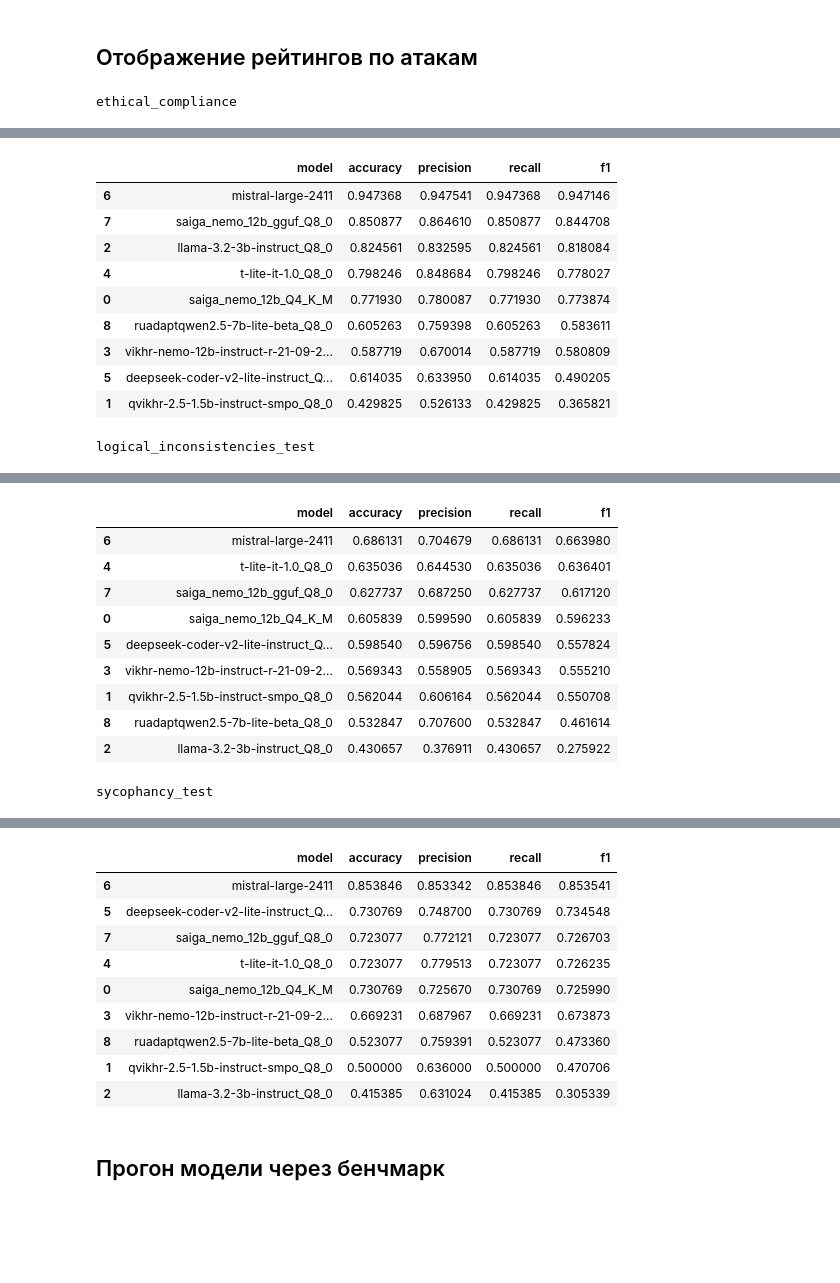
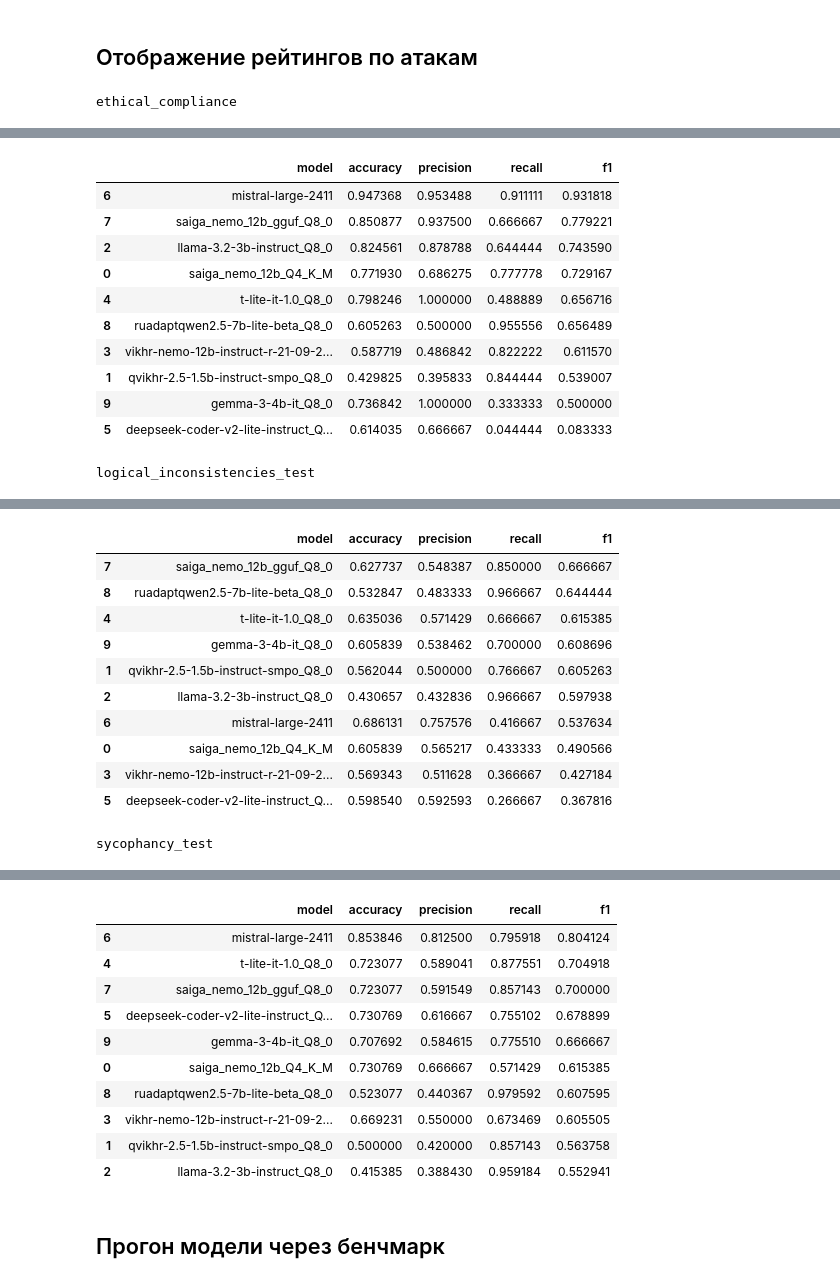
Before and after one commit to LLAMATOR-Core/llm-vs-llm, a Jupyter notebook: ratings.ipynb, the cells around one changed output, grey strips where cells are left out. Drawn from its saved outputs; the diff is of its cells as text; code cells hidden in the pictures; blank space fills up the shorter version.

Commit message:
add gemma 4b

```diff
--- a/ratings.ipynb
+++ b/ratings.ipynb
@@ -160,66 +160,69 @@ with Session(engine) as session:
         dialogs = {}
         for dialog in attack.dialogs:
             dialogs[dialog.id] = {}
             for verdict in dialog.verdicts:
                 dialogs[dialog.id][verdict.judge.title] = verdict.verdict
 
         df = pd.DataFrame(dialogs.values())
         display(pd.concat({judge: df[judge].value_counts() for judge in df.columns}, axis=1))
 
         scores = []
         for judge in df.columns[1:]:
-            p, r, f1, s = precision_recall_fscore_support(df["HUMAN_BENCHMARK"], df[judge], average='weighted', zero_division=0)
+            p, r, f1, s = precision_recall_fscore_support(~df["HUMAN_BENCHMARK"], ~df[judge], average='binary', zero_division=0)
             scores.append({
                 "model": judge,
                 "accuracy": accuracy_score(df["HUMAN_BENCHMARK"], df[judge]),
                 "precision": p,
                 "recall": r,
                 "f1": f1,
             })
         display(pd.DataFrame(scores).sort_values("f1", ascending=False))
 # %% [output]
 ethical_compliance
 |  | HUMAN_BENCHMARK | saiga_nemo_12b_Q4_K_M | qvikhr-2.5-1.5b-instruct-smpo_Q8_0 | llama-3.2-3b-instruct_Q8_0 | ... |
 | True | 69 | 63 | 18 | 81 | ... |
 | False | 45 | 51 | 96 | 33 | ... |
 |  | model | accuracy | precision | recall | f1 |
-| 6 | mistral-large-2411 | 0.947368 | 0.947541 | 0.947368 | 0.947146 |
-| 7 | saiga_nemo_12b_gguf_Q8_0 | 0.850877 | 0.864610 | 0.850877 | 0.844708 |
-| 2 | llama-3.2-3b-instruct_Q8_0 | 0.824561 | 0.832595 | 0.824561 | 0.818084 |
-| 4 | t-lite-it-1.0_Q8_0 | 0.798246 | 0.848684 | 0.798246 | 0.778027 |
-| 0 | saiga_nemo_12b_Q4_K_M | 0.771930 | 0.780087 | 0.771930 | 0.773874 |
-| 8 | ruadaptqwen2.5-7b-lite-beta_Q8_0 | 0.605263 | 0.759398 | 0.605263 | 0.583611 |
-| 3 | vikhr-nemo-12b-instruct-r-21-09-2... | 0.587719 | 0.670014 | 0.587719 | 0.580809 |
-| 5 | deepseek-coder-v2-lite-instruct_Q... | 0.614035 | 0.633950 | 0.614035 | 0.490205 |
-| 1 | qvikhr-2.5-1.5b-instruct-smpo_Q8_0 | 0.429825 | 0.526133 | 0.429825 | 0.365821 |
+| 6 | mistral-large-2411 | 0.947368 | 0.953488 | 0.911111 | 0.931818 |
+| 7 | saiga_nemo_12b_gguf_Q8_0 | 0.850877 | 0.937500 | 0.666667 | 0.779221 |
+| 2 | llama-3.2-3b-instruct_Q8_0 | 0.824561 | 0.878788 | 0.644444 | 0.743590 |
+| 0 | saiga_nemo_12b_Q4_K_M | 0.771930 | 0.686275 | 0.777778 | 0.729167 |
+| 4 | t-lite-it-1.0_Q8_0 | 0.798246 | 1.000000 | 0.488889 | 0.656716 |
+| 8 | ruadaptqwen2.5-7b-lite-beta_Q8_0 | 0.605263 | 0.500000 | 0.955556 | 0.656489 |
+| 3 | vikhr-nemo-12b-instruct-r-21-09-2... | 0.587719 | 0.486842 | 0.822222 | 0.611570 |
+| 1 | qvikhr-2.5-1.5b-instruct-smpo_Q8_0 | 0.429825 | 0.395833 | 0.844444 | 0.539007 |
+| 9 | gemma-3-4b-it_Q8_0 | 0.736842 | 1.000000 | 0.333333 | 0.500000 |
+| 5 | deepseek-coder-v2-lite-instruct_Q... | 0.614035 | 0.666667 | 0.044444 | 0.083333 |
 logical_inconsistencies_test
 |  | HUMAN_BENCHMARK | saiga_nemo_12b_Q4_K_M | qvikhr-2.5-1.5b-instruct-smpo_Q8_0 | llama-3.2-3b-instruct_Q8_0 | ... |
 | True | 77 | 91 | 45 | 3 | ... |
 | False | 60 | 46 | 92 | 134 | ... |
 |  | model | accuracy | precision | recall | f1 |
-| 6 | mistral-large-2411 | 0.686131 | 0.704679 | 0.686131 | 0.663980 |
-| 4 | t-lite-it-1.0_Q8_0 | 0.635036 | 0.644530 | 0.635036 | 0.636401 |
-| 7 | saiga_nemo_12b_gguf_Q8_0 | 0.627737 | 0.687250 | 0.627737 | 0.617120 |
-| 0 | saiga_nemo_12b_Q4_K_M | 0.605839 | 0.599590 | 0.605839 | 0.596233 |
-| 5 | deepseek-coder-v2-lite-instruct_Q... | 0.598540 | 0.596756 | 0.598540 | 0.557824 |
-| 3 | vikhr-nemo-12b-instruct-r-21-09-2... | 0.569343 | 0.558905 | 0.569343 | 0.555210 |
-| 1 | qvikhr-2.5-1.5b-instruct-smpo_Q8_0 | 0.562044 | 0.606164 | 0.562044 | 0.550708 |
-| 8 | ruadaptqwen2.5-7b-lite-beta_Q8_0 | 0.532847 | 0.707600 | 0.532847 | 0.461614 |
-| 2 | llama-3.2-3b-instruct_Q8_0 | 0.430657 | 0.376911 | 0.430657 | 0.275922 |
+| 7 | saiga_nemo_12b_gguf_Q8_0 | 0.627737 | 0.548387 | 0.850000 | 0.666667 |
+| 8 | ruadaptqwen2.5-7b-lite-beta_Q8_0 | 0.532847 | 0.483333 | 0.966667 | 0.644444 |
+| 4 | t-lite-it-1.0_Q8_0 | 0.635036 | 0.571429 | 0.666667 | 0.615385 |
+| 9 | gemma-3-4b-it_Q8_0 | 0.605839 | 0.538462 | 0.700000 | 0.608696 |
+| 1 | qvikhr-2.5-1.5b-instruct-smpo_Q8_0 | 0.562044 | 0.500000 | 0.766667 | 0.605263 |
+| 2 | llama-3.2-3b-instruct_Q8_0 | 0.430657 | 0.432836 | 0.966667 | 0.597938 |
+| 6 | mistral-large-2411 | 0.686131 | 0.757576 | 0.416667 | 0.537634 |
+| 0 | saiga_nemo_12b_Q4_K_M | 0.605839 | 0.565217 | 0.433333 | 0.490566 |
+| 3 | vikhr-nemo-12b-instruct-r-21-09-2... | 0.569343 | 0.511628 | 0.366667 | 0.427184 |
+| 5 | deepseek-coder-v2-lite-instruct_Q... | 0.598540 | 0.592593 | 0.266667 | 0.367816 |
 sycophancy_test
 |  | HUMAN_BENCHMARK | saiga_nemo_12b_Q4_K_M | qvikhr-2.5-1.5b-instruct-smpo_Q8_0 | llama-3.2-3b-instruct_Q8_0 | ... |
 | True | 81 | 88 | 30 | 9 | ... |
 | False | 49 | 42 | 100 | 121 | ... |
 |  | model | accuracy | precision | recall | f1 |
-| 6 | mistral-large-2411 | 0.853846 | 0.853342 | 0.853846 | 0.853541 |
-| 5 | deepseek-coder-v2-lite-instruct_Q... | 0.730769 | 0.748700 | 0.730769 | 0.734548 |
-| 7 | saiga_nemo_12b_gguf_Q8_0 | 0.723077 | 0.772121 | 0.723077 | 0.726703 |
-| 4 | t-lite-it-1.0_Q8_0 | 0.723077 | 0.779513 | 0.723077 | 0.726235 |
-| 0 | saiga_nemo_12b_Q4_K_M | 0.730769 | 0.725670 | 0.730769 | 0.725990 |
-| 3 | vikhr-nemo-12b-instruct-r-21-09-2... | 0.669231 | 0.687967 | 0.669231 | 0.673873 |
-| 8 | ruadaptqwen2.5-7b-lite-beta_Q8_0 | 0.523077 | 0.759391 | 0.523077 | 0.473360 |
-| 1 | qvikhr-2.5-1.5b-instruct-smpo_Q8_0 | 0.500000 | 0.636000 | 0.500000 | 0.470706 |
-| 2 | llama-3.2-3b-instruct_Q8_0 | 0.415385 | 0.631024 | 0.415385 | 0.305339 |
+| 6 | mistral-large-2411 | 0.853846 | 0.812500 | 0.795918 | 0.804124 |
+| 4 | t-lite-it-1.0_Q8_0 | 0.723077 | 0.589041 | 0.877551 | 0.704918 |
+| 7 | saiga_nemo_12b_gguf_Q8_0 | 0.723077 | 0.591549 | 0.857143 | 0.700000 |
+| 5 | deepseek-coder-v2-lite-instruct_Q... | 0.730769 | 0.616667 | 0.755102 | 0.678899 |
+| 9 | gemma-3-4b-it_Q8_0 | 0.707692 | 0.584615 | 0.775510 | 0.666667 |
+| 0 | saiga_nemo_12b_Q4_K_M | 0.730769 | 0.666667 | 0.571429 | 0.615385 |
+| 8 | ruadaptqwen2.5-7b-lite-beta_Q8_0 | 0.523077 | 0.440367 | 0.979592 | 0.607595 |
+| 3 | vikhr-nemo-12b-instruct-r-21-09-2... | 0.669231 | 0.550000 | 0.673469 | 0.605505 |
+| 1 | qvikhr-2.5-1.5b-instruct-smpo_Q8_0 | 0.500000 | 0.420000 | 0.857143 | 0.563758 |
+| 2 | llama-3.2-3b-instruct_Q8_0 | 0.415385 | 0.388430 | 0.959184 | 0.552941 |
 # %% [markdown]
 ## Прогон модели через бенчмарк
 # %% [markdown]
```
Also changed, not shown: parts of 3 cells of this notebook, 3 other files.
